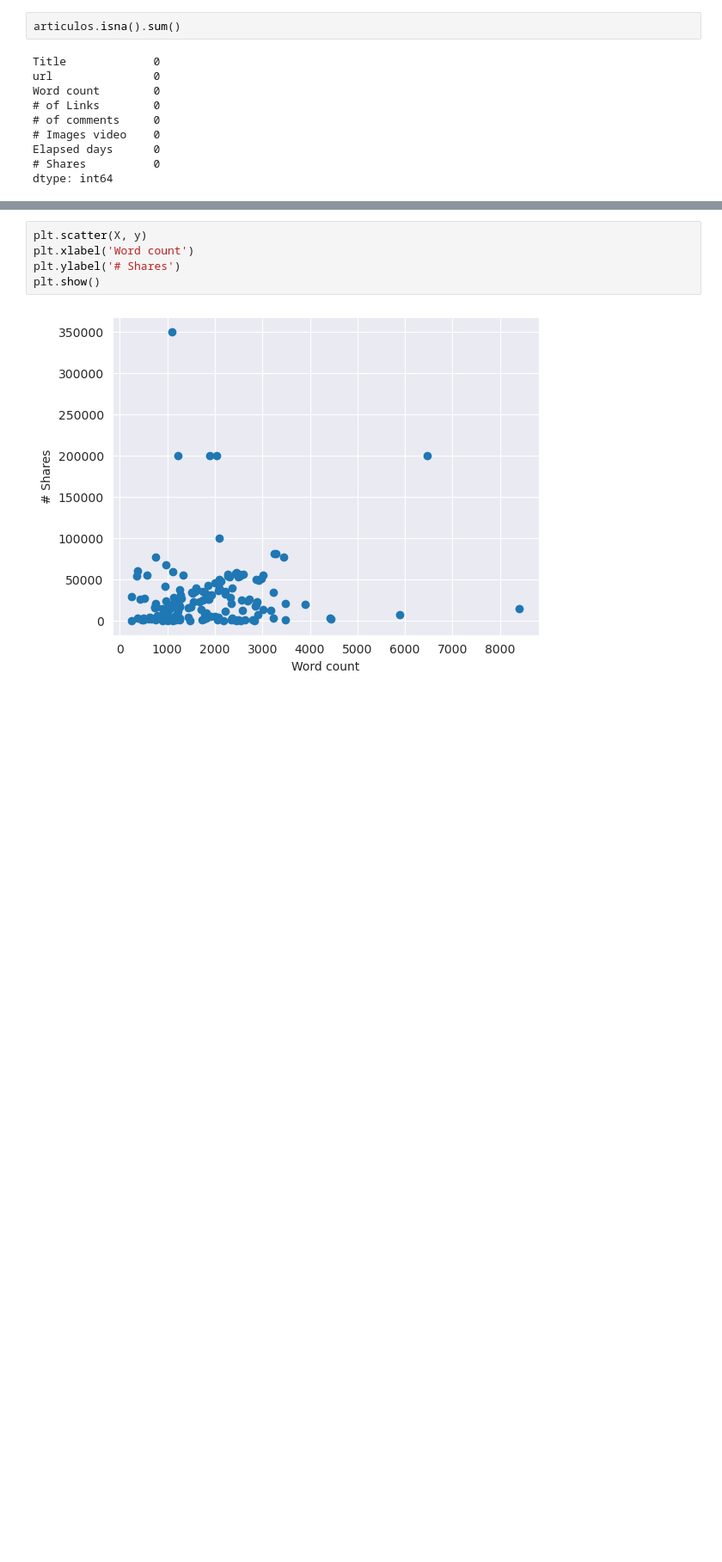
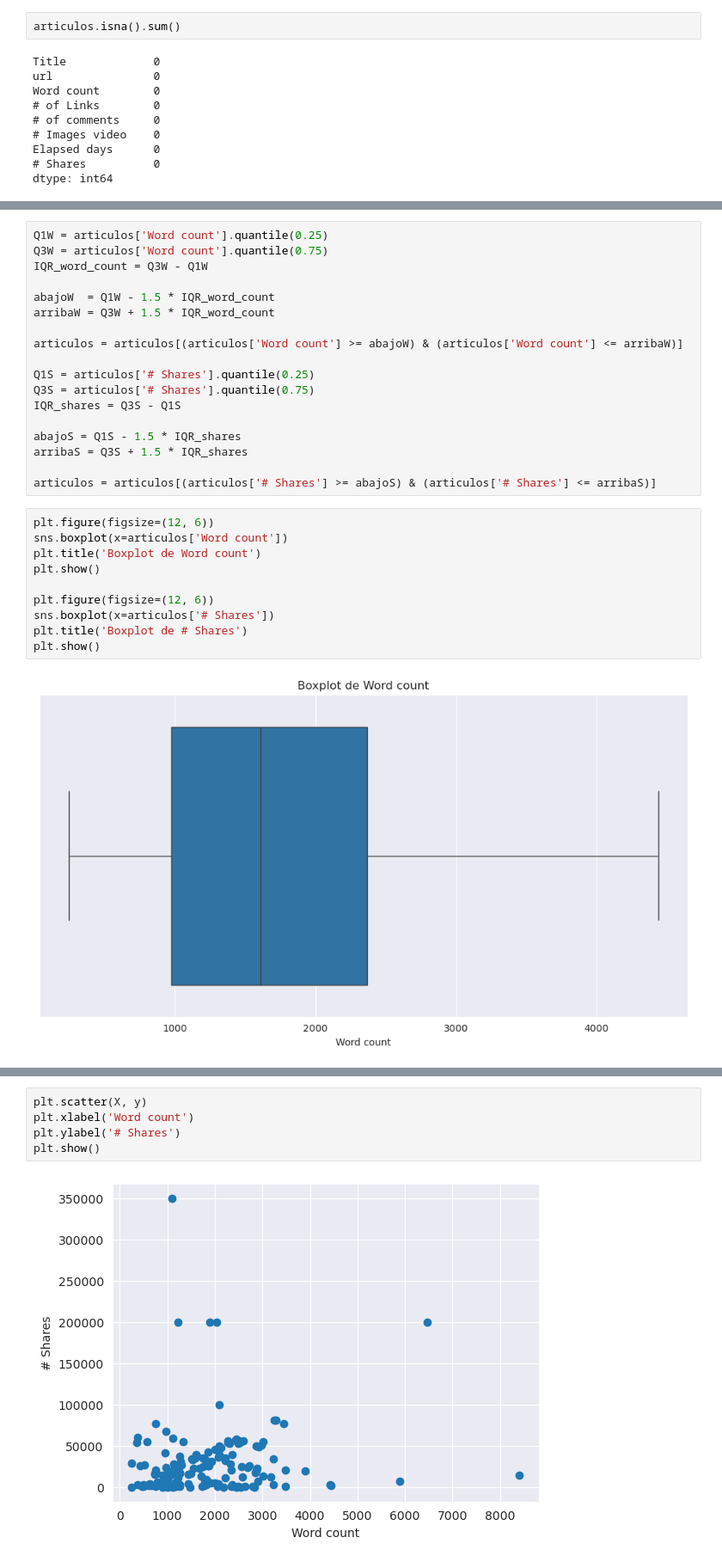
Before and after one commit to thejoresp/ModelaIA, a Jupyter notebook: modelado.ipynb, the cells around one changed output, grey strips where cells are left out. Shown at 86% size. Cells and saved outputs as stored; diff of their text form; blank space fills up the shorter version.

```diff
--- a/modelado.ipynb
+++ b/modelado.ipynb
@@ -169,0 +204,30 @@ y = articulos['# Shares']
+# %%
+Q1W = articulos['Word count'].quantile(0.25)
+Q3W = articulos['Word count'].quantile(0.75)
+IQR_word_count = Q3W - Q1W
+
+abajoW  = Q1W - 1.5 * IQR_word_count
+arribaW = Q3W + 1.5 * IQR_word_count
+
+articulos = articulos[(articulos['Word count'] >= abajoW) & (articulos['Word count'] <= arribaW)]
+
+Q1S = articulos['# Shares'].quantile(0.25)
+Q3S = articulos['# Shares'].quantile(0.75)
+IQR_shares = Q3S - Q1S
+
+abajoS = Q1S - 1.5 * IQR_shares
+arribaS = Q3S + 1.5 * IQR_shares
+
+articulos = articulos[(articulos['# Shares'] >= abajoS) & (articulos['# Shares'] <= arribaS)]
+# %%
+plt.figure(figsize=(12, 6))
+sns.boxplot(x=articulos['Word count'])
+plt.title('Boxplot de Word count')
+plt.show()
+
+plt.figure(figsize=(12, 6))
+sns.boxplot(x=articulos['# Shares'])
+plt.title('Boxplot de # Shares')
+plt.show()
+# %% [output]
+[figure, added]
```
Also changed, not shown: parts of 15 cells of this notebook, 1 other file.
